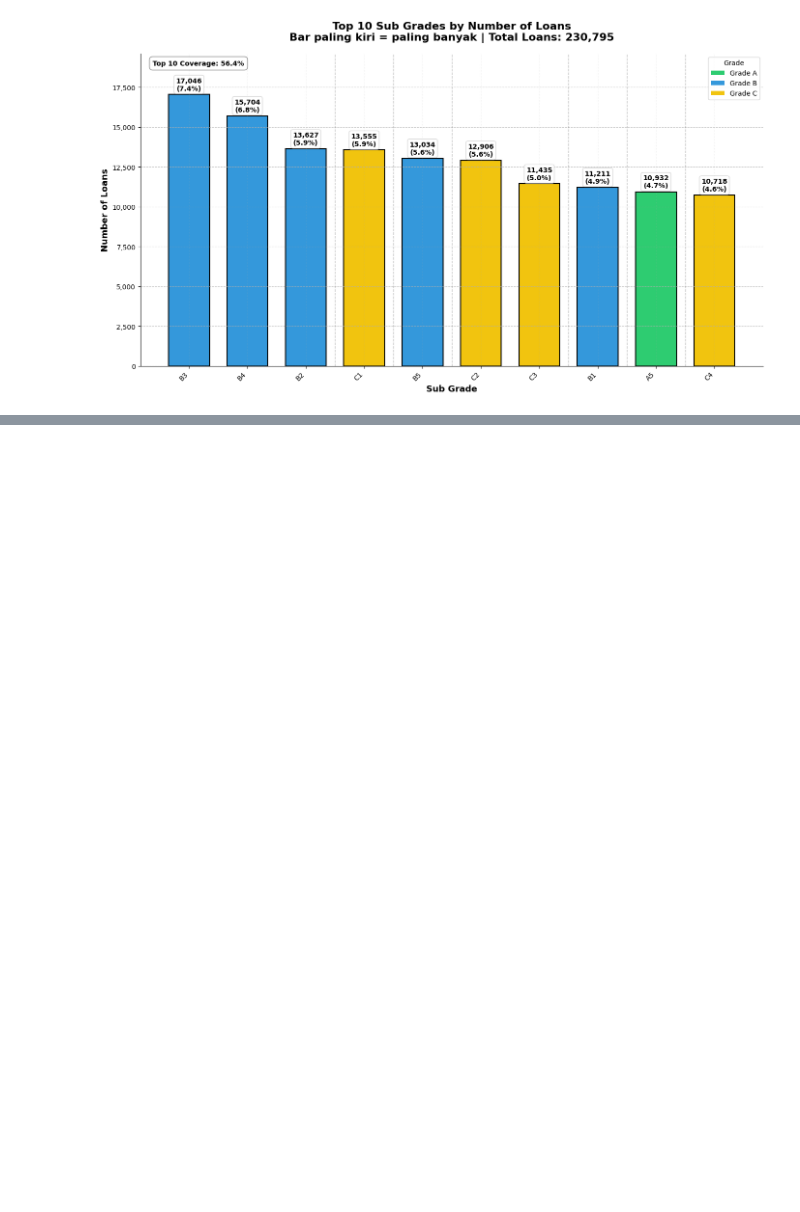
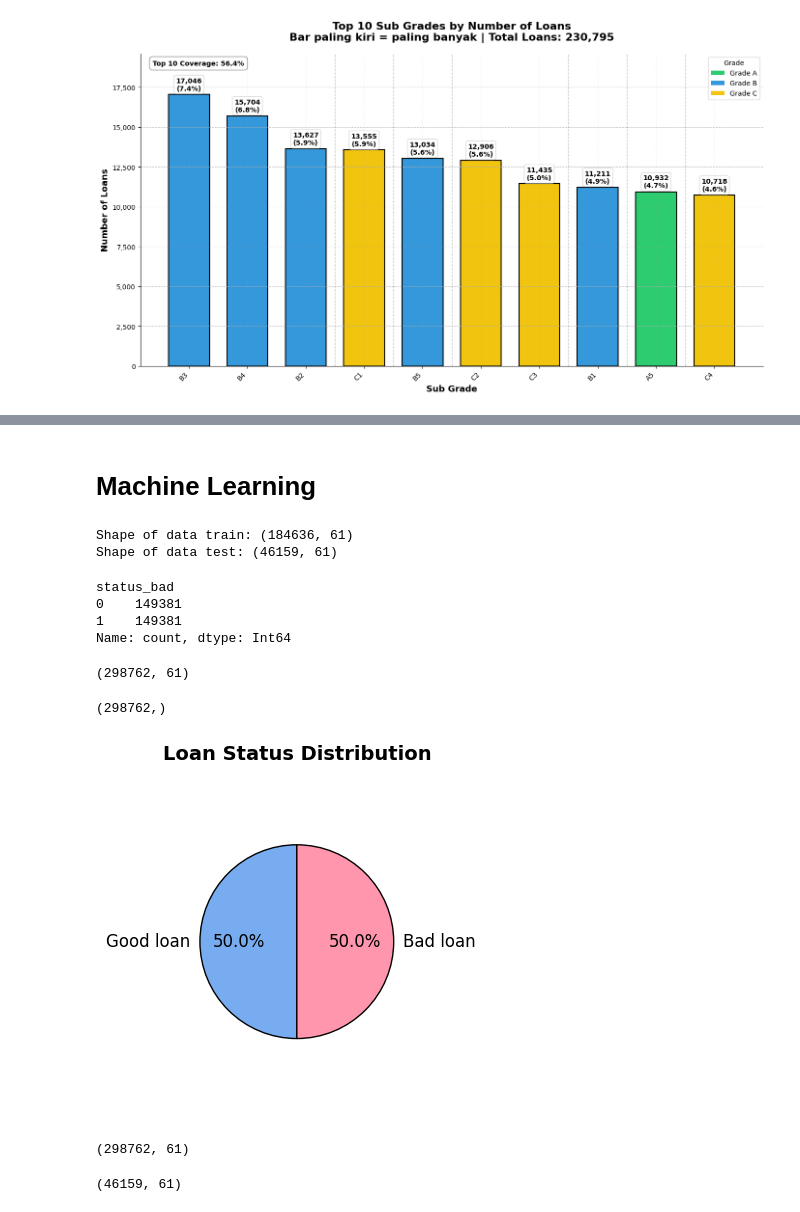
Before and after one commit to RevanzaIfannyA/lending-club-credit-risk-modeling, a Jupyter notebook: LC notebook.ipynb, the cells around one changed output, grey strips where cells are left out. Cells and saved outputs as stored; diff of their text form; code cells hidden in the pictures; blank space fills up the shorter version.

```diff
--- a/LC notebook.ipynb
+++ b/LC notebook.ipynb
@@ -1932,0 +2049,70 @@ memory usage: 100.1+ MB
+# %% [markdown]
+# Machine Learning
+# %%
+X = df.drop("status_bad", axis=1)
+y = df["status_bad"]
+# %%
+# Splitting data into training data and test data
+X_train, X_test, y_train, y_test = train_test_split(X, y, test_size=0.2, random_state=42)
+
+# Display shape from data train and data test
+print ("Shape of data train:", X_train.shape)
+print ("Shape of data test:", X_test.shape)
+# %% [output]
+Shape of data train: (184636, 61)
+Shape of data test: (46159, 61)
+# %%
+X_train = X_train.astype(float)
+# %%
+oversampling = SMOTE(random_state=12, sampling_strategy=1)
+
+# Fit the over sampling
+X_train_resampled, y_train_resampled = oversampling.fit_resample(X_train, y_train)
+# %%
+y_train_resampled.value_counts()
+# %% [output]
+status_bad
+0    149381
+1    149381
+Name: count, dtype: Int64
+# %%
+X_train_resampled.shape
+# %% [output]
+(298762, 61)
+# %%
+y_train_resampled.shape
+# %% [output]
+(298762,)
+# %%
+# Count good vs bad loans
+loan_counts = y_train_resampled.value_counts()
+labels = ['Good loan', 'Bad loan']
+sizes = loan_counts.values
+colors = ['#77ACF1', '#FF96AD']  # Green for good, red for bad
+
+# Create donut chart
+fig, ax = plt.subplots(figsize=(4, 4), facecolor='none')
+wedges, texts, autotexts = ax.pie(
+    sizes,
+    labels=labels,
+    autopct='%1.1f%%',
+    startangle=90,
+    colors=colors,
+    textprops={'fontsize': 12},
+    wedgeprops={'edgecolor': 'black'}
+)
+
+# Add center circle for donut effect
+centre_circle = plt.Circle((0, 0), 0.70, fc='none')
+fig.gca().add_artist(centre_circle)
+
+# Title
+ax.set_title('Loan Status Distribution', fontsize=14, fontweight='bold')
+
+# Equal aspect ratio ensures the pie is circular
+ax.axis('equal')
+
+plt.tight_layout()
+plt.show()
+# %% [output]
+[figure, added]
@@ -1932,0 +2127,8 @@ memory usage: 100.1+ MB
+# %%
+X_train_scaled.shape
+# %% [output]
+(298762, 61)
+# %%
+X_test_scaled.shape
+# %% [output]
+(46159, 61)
```
Also changed, not shown: parts of 91 cells of this notebook, 1 other file.
